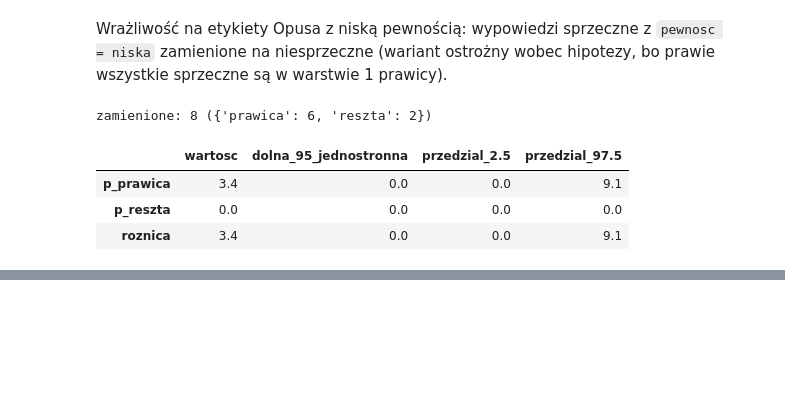
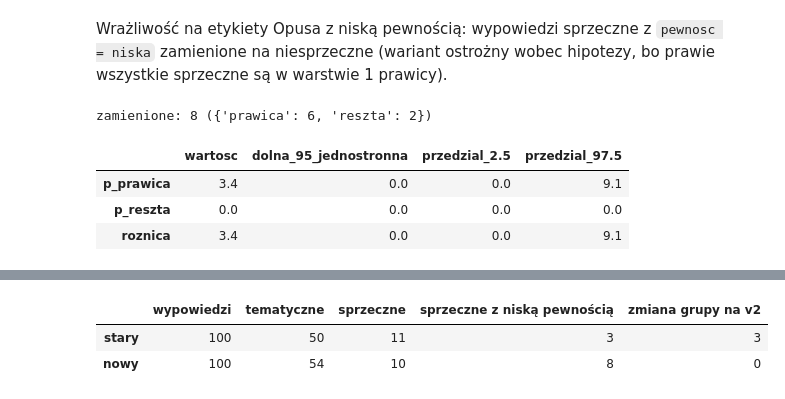
Before and after one commit to Filpus/AMC, a Jupyter notebook: notebooks/06_przebieg_v2.ipynb, the cells around one changed output, grey strips where cells are left out. Drawn from its saved outputs; the diff is of its cells as text; code cells hidden in the pictures; blank space fills up the shorter version.

```diff
--- a/notebooks/06_przebieg_v2.ipynb
+++ b/notebooks/06_przebieg_v2.ipynb
@@ -359,0 +375,26 @@ zamienione: 8 ({'prawica': 6, 'reszta': 2})
+# %%
+def opus_labels(out_dir):
+    return pd.DataFrame([json.loads(line) for f in sorted(Path(out_dir).glob("run1_*.jsonl"))
+                         for line in open(f, encoding="utf-8") if line.strip()])
+
+
+def opus_sample(design, out_dir):
+    sample = design.merge(opus_labels(out_dir)[["kolejnosc", "tematyczna", "sprzeczna", "pewnosc"]],
+                          on="kolejnosc", validate="1:1")
+    sample["komorka"] = sample["grupa"] + "_" + sample["warstwa"].astype(str)
+    sample["grupa"] = sample["wypowiedz_id"].map(labels["v2"].set_index("wypowiedz_id")["grupa"])
+    sample["t"] = sample["tematyczna"].astype(int)
+    sample["s"] = sample["t"] * sample["sprzeczna"].fillna(0).astype(int)
+    return sample
+
+
+opus_golds = {"stary": opus_sample(design, ROOT / "data" / "gold" / "opus" / "out"),
+              "nowy": opus_sample(design_v2, V2_GOLD / "opus" / "out")}
+pd.DataFrame({name: {"wypowiedzi": len(d), "tematyczne": d["t"].sum(), "sprzeczne": d["s"].sum(),
+                     "sprzeczne z niską pewnością": ((d["s"] == 1) & (d["pewnosc"] == "niska")).sum(),
+                     "zmiana grupy na v2": (d["grupa"] != d["komorka"].str.split("_").str[0]).sum()}
+              for name, d in opus_golds.items()}).T
+# %% [output]
+|  | wypowiedzi | tematyczne | sprzeczne | sprzeczne z niską pewnością | zmiana grupy na v2 |
+| stary | 100 | 50 | 11 | 3 | 3 |
+| nowy | 100 | 54 | 10 | 8 | 0 |
```
Also changed, not shown: parts of 7 cells of this notebook.
